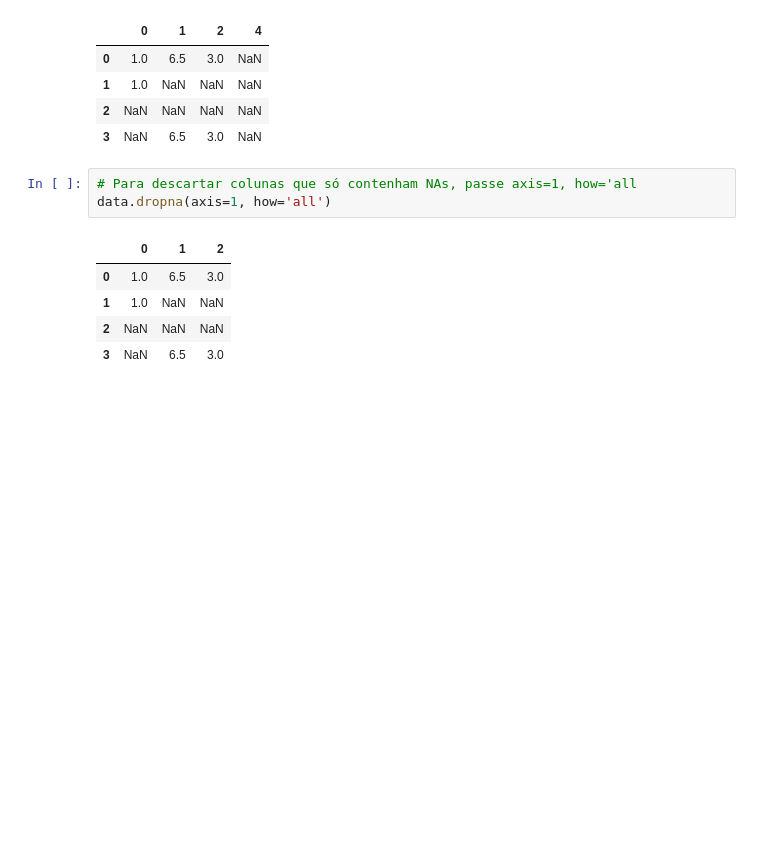
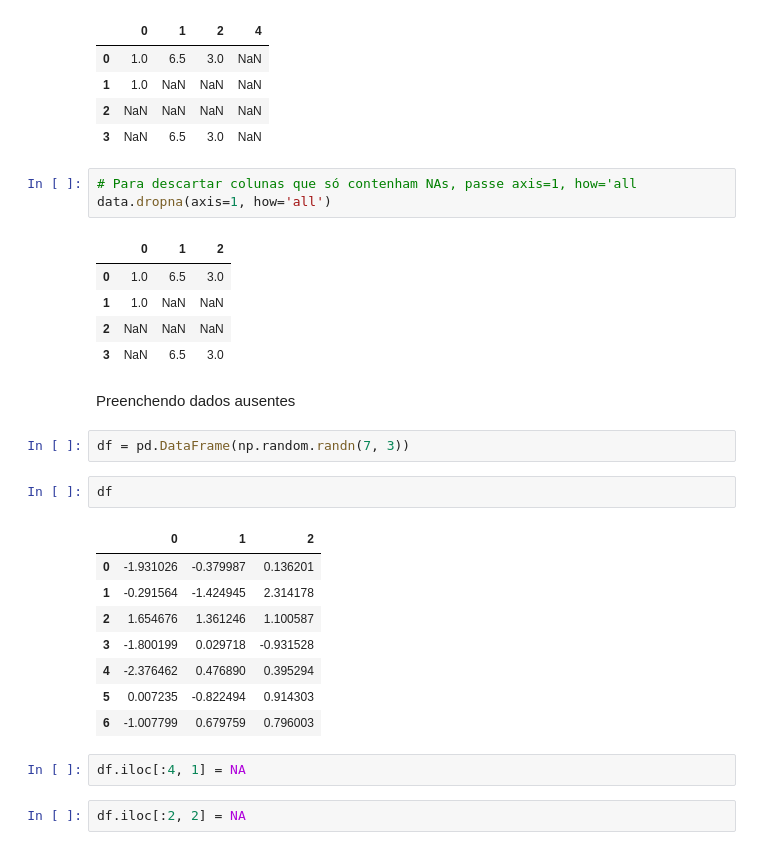
Before and after one commit to valdenio458/livro-python-para-analise-de-dados, a Jupyter notebook: capitulo_7.ipynb, the cells around one changed output. Cells and saved outputs as stored; diff of their text form; blank space fills up the shorter version.

Commit message:
Preenchendo dados ausentes

```diff
--- a/capitulo_7.ipynb
+++ b/capitulo_7.ipynb
@@ -91,3 +91,22 @@ data.dropna(axis=1, how='all')
 | 1 | 1.0 | NaN | NaN |
 | 2 | NaN | NaN | NaN |
 | 3 | NaN | 6.5 | 3.0 |
+# %% [markdown]
+Preenchendo dados ausentes
+# %%
+df = pd.DataFrame(np.random.randn(7, 3))
+# %%
+df
+# %% [output]
+|  | 0 | 1 | 2 |
+| 0 | -1.931026 | -0.379987 | 0.136201 |
+| 1 | -0.291564 | -1.424945 | 2.314178 |
+| 2 | 1.654676 | 1.361246 | 1.100587 |
+| 3 | -1.800199 | 0.029718 | -0.931528 |
+| 4 | -2.376462 | 0.476890 | 0.395294 |
+| 5 | 0.007235 | -0.822494 | 0.914303 |
+| 6 | -1.007799 | 0.679759 | 0.796003 |
+# %%
+df.iloc[:4, 1] = NA
+# %%
+df.iloc[:2, 2] = NA
```
Also changed, not shown: parts of 5 cells of this notebook.
